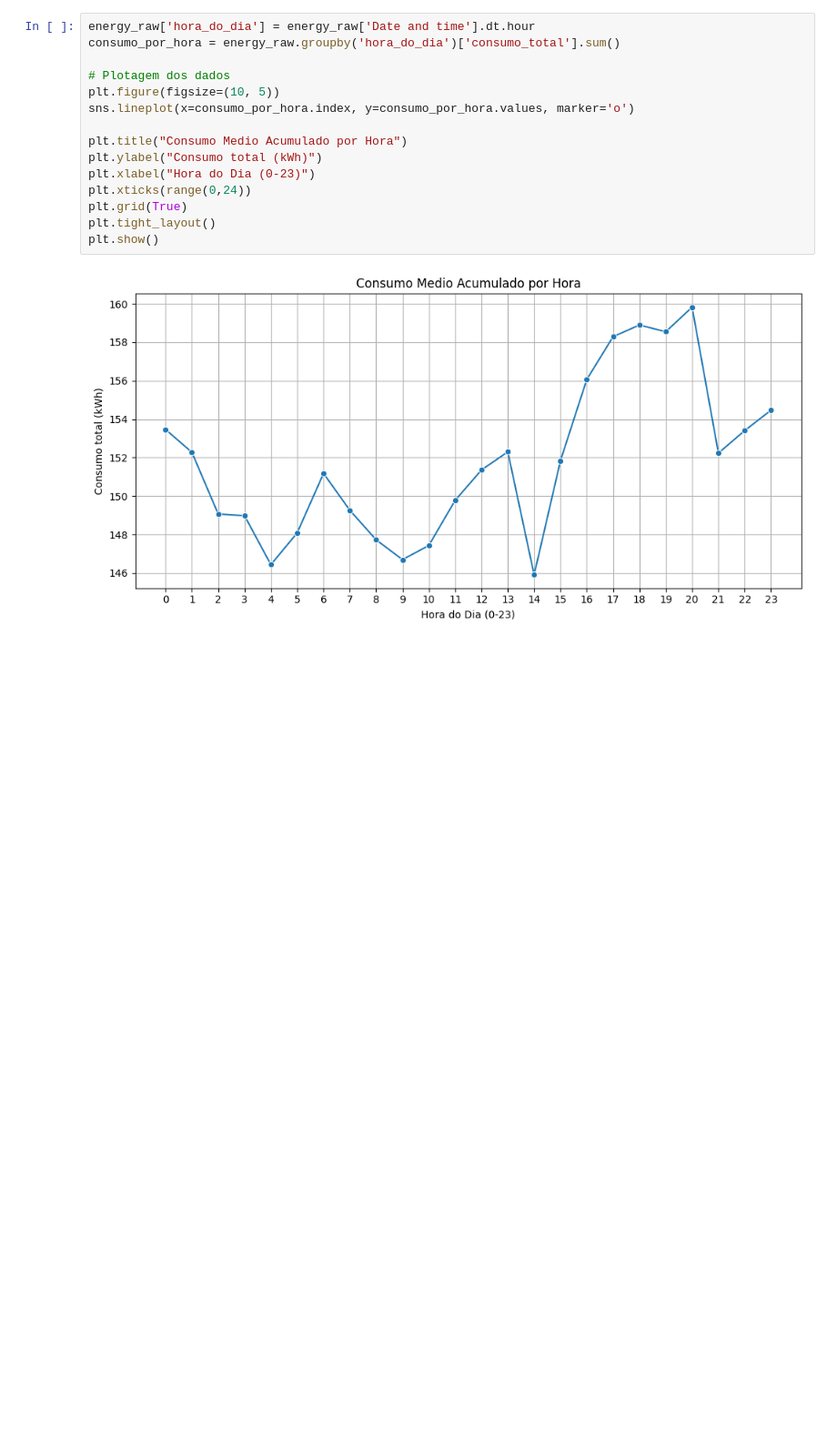
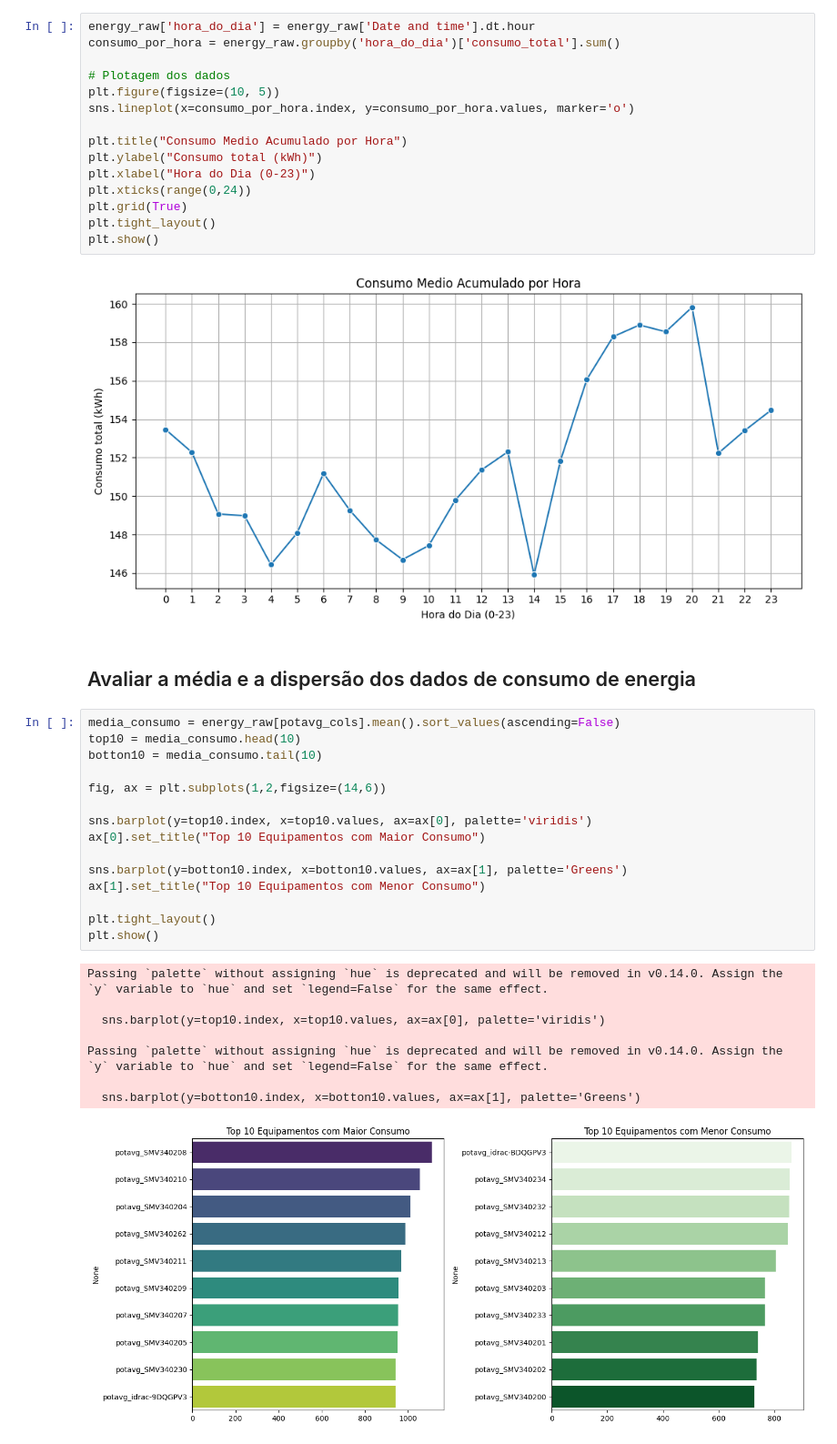
Before and after one commit to williamufpr/powermanager, a Jupyter notebook: powerTS.ipynb, the cells around one changed output. Shown at 91% size. Drawn from its saved outputs; the diff is of its cells as text; blank space fills up the shorter version.

```diff
--- a/powerTS.ipynb
+++ b/powerTS.ipynb
@@ -99,3 +99,29 @@ plt.tight_layout()
 plt.show()
 # %% [output]
 [figure]
+# %% [markdown]
+## Avaliar a média e a dispersão dos dados de consumo de energia
+# %%
+media_consumo = energy_raw[potavg_cols].mean().sort_values(ascending=False)
+top10 = media_consumo.head(10)
+botton10 = media_consumo.tail(10)
+
+fig, ax = plt.subplots(1,2,figsize=(14,6))
+
+sns.barplot(y=top10.index, x=top10.values, ax=ax[0], palette='viridis')
+ax[0].set_title("Top 10 Equipamentos com Maior Consumo")
+
+sns.barplot(y=botton10.index, x=botton10.values, ax=ax[1], palette='Greens')
+ax[1].set_title("Top 10 Equipamentos com Menor Consumo")
+
+plt.tight_layout()
+plt.show()
+# %% [output]
+Passing `palette` without assigning `hue` is deprecated and will be removed in v0.14.0. Assign the `y` variable to `hue` and set `legend=False` for the same effect.
+
+  sns.barplot(y=top10.index, x=top10.values, ax=ax[0], palette='viridis')
+
+Passing `palette` without assigning `hue` is deprecated and will be removed in v0.14.0. Assign the `y` variable to `hue` and set `legend=False` for the same effect.
+
+  sns.barplot(y=botton10.index, x=botton10.values, ax=ax[1], palette='Greens')
+[figure, added]
```
Also changed, not shown: parts of 1 cell of this notebook.
